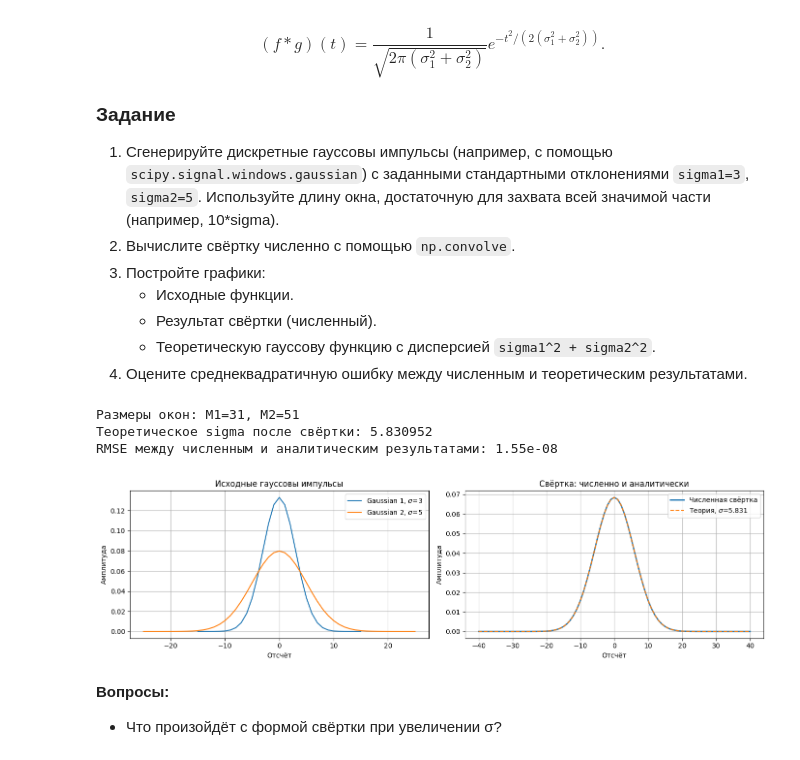
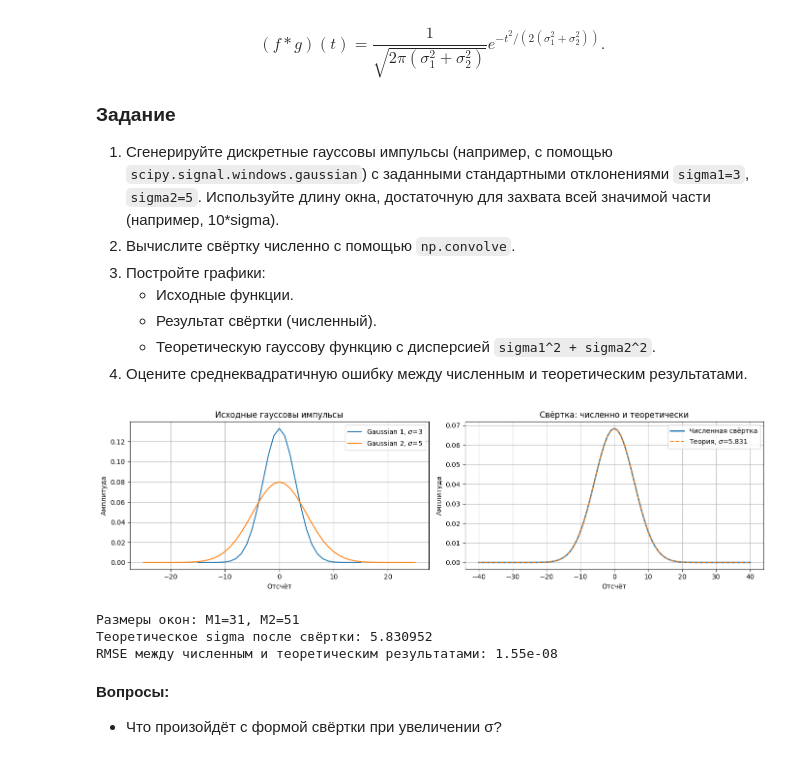
Before and after one commit to korzhimanov/dsp-seminars, a Jupyter notebook: seminars/kondakov_lab3.ipynb, the cells around one changed output. Drawn from its saved outputs; the diff is of its cells as text; code cells hidden in the pictures.

```diff
--- a/seminars/kondakov_lab3.ipynb
+++ b/seminars/kondakov_lab3.ipynb
@@ -58,39 +58,39 @@ g2 /= g2.sum()
 conv_num = np.convolve(g1, g2, mode='full')
 x_conv = np.arange(len(conv_num)) - ((M1 - 1) / 2 + (M2 - 1) / 2)
 
 sigma_theory = np.sqrt(sigma1 ** 2 + sigma2 ** 2)
 g_theory = np.exp(-0.5 * (x_conv / sigma_theory) ** 2)
 g_theory /= g_theory.sum()
 
 rmse = np.sqrt(np.mean((conv_num - g_theory) ** 2))
 
 fig, axes = plt.subplots(1, 2, figsize=(14, 4))
 axes[0].plot(x1, g1, label=f'Gaussian 1, $\\sigma$={sigma1}')
 axes[0].plot(x2, g2, label=f'Gaussian 2, $\\sigma$={sigma2}')
 axes[0].set_title('Исходные гауссовы импульсы')
 axes[0].set_xlabel('Отсчёт')
 axes[0].set_ylabel('Амплитуда')
 axes[0].legend()
 axes[0].grid(True)
 
 axes[1].plot(x_conv, conv_num, label='Численная свёртка', linewidth=2)
 axes[1].plot(x_conv, g_theory, '--', label=f'Теория, $\\sigma$={sigma_theory:.3f}')
-axes[1].set_title('Свёртка: численно и аналитически')
+axes[1].set_title('Свёртка: численно и теоретически')
 axes[1].set_xlabel('Отсчёт')
 axes[1].set_ylabel('Амплитуда')
 axes[1].legend()
 axes[1].grid(True)
 plt.tight_layout()
 plt.show()
 
 print(f'Размеры окон: M1={M1}, M2={M2}')
 print(f'Теоретическое sigma после свёртки: {sigma_theory:.6f}')
-print(f'RMSE между численным и аналитическим результатами: {rmse:.2e}')
+print(f'RMSE между численным и теоретическим результатами: {rmse:.2e}')
 # %% [output]
+[figure]
 Размеры окон: M1=31, M2=51
 Теоретическое sigma после свёртки: 5.830952
-RMSE между численным и аналитическим результатами: 1.55e-08
+RMSE между численным и теоретическим результатами: 1.55e-08
-[figure]
 # %% [markdown]
 **Вопросы:**
 - Что произойдёт с формой свёртки при увеличении σ?
```
Also changed, not shown: parts of 8 cells of this notebook.
